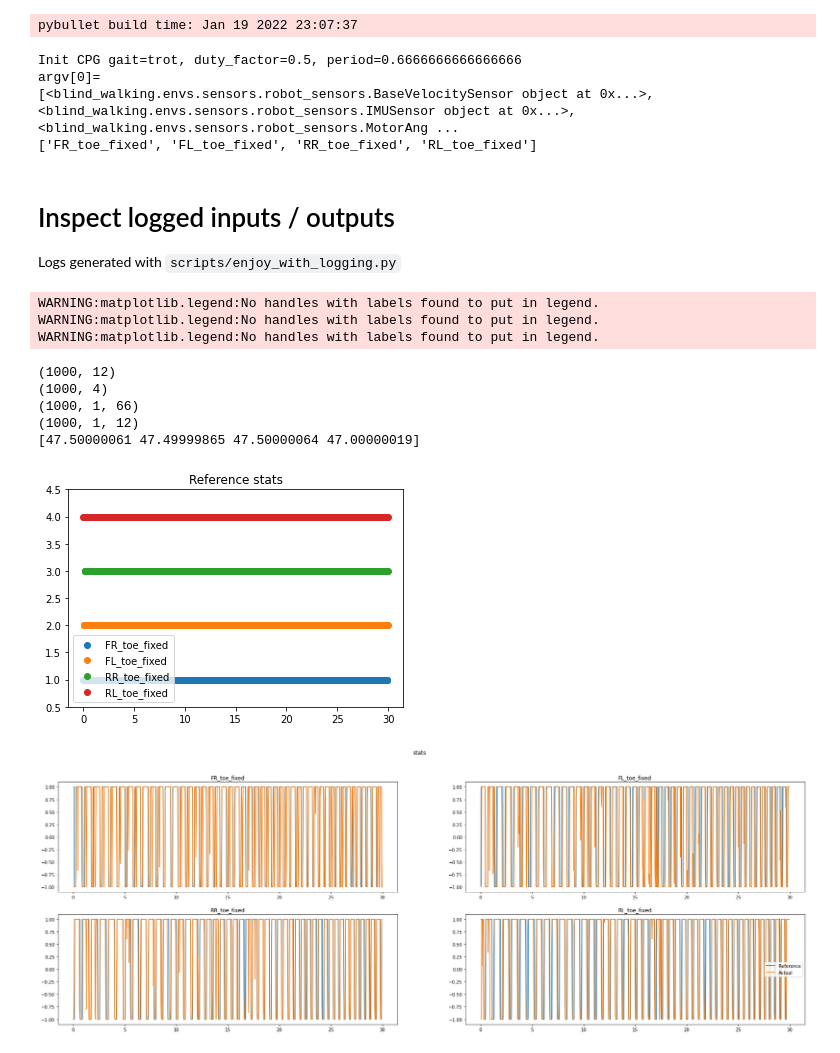
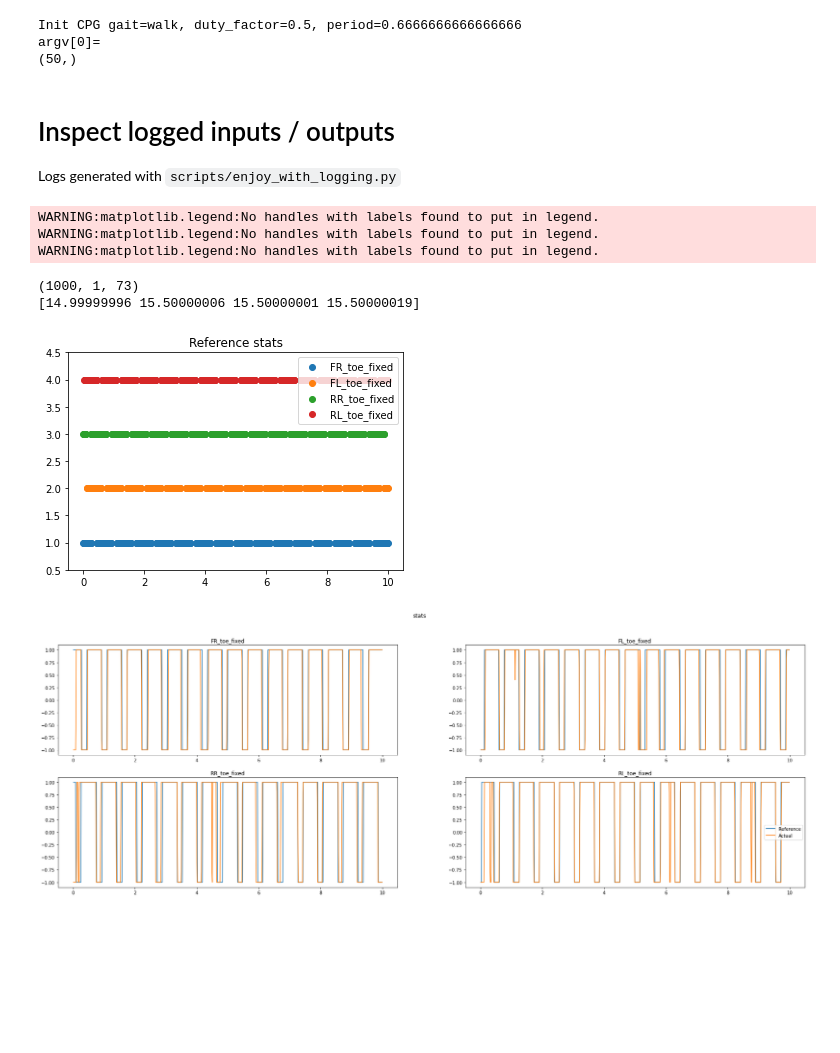
Before and after one commit to mcx-lab/rl-baselines3-zoo, a Jupyter notebook: notebooks/inspect_stats.ipynb, the cells around one changed output. Saved outputs shown, nothing was run; the diff lists cells and outputs as text; code cells hidden in the pictures; blank space fills up the shorter version.

```diff
--- a/notebooks/inspect_stats.ipynb
+++ b/notebooks/inspect_stats.ipynb
@@ -9,17 +9,13 @@ PosixPath('/home/daniel/Documents/github/mcx-lab/rl-baselines3-zoo')
 import gym
 import utils.import_envs
 
-env = gym.make('A1GymEnv-v0', gait_name='trot')
-env.observation_space.shape
-print(env.all_sensors())
+env = gym.make('A1GymEnv-v0', gait_names = ['walk'])
+print(env.observation_space.shape)
 foot_names = env.robot.GetFootNames()
-print(foot_names)
 # %% [output]
-pybullet build time: Jan 19 2022 23:07:37
+Init CPG gait=walk, duty_factor=0.5, period=0.6666666666666666
+argv[0]=
+(50,)
-Init CPG gait=trot, duty_factor=0.5, period=0.6666666666666666
-argv[0]=
-[<blind_walking.envs.sensors.robot_sensors.BaseVelocitySensor object at 0x...>, <blind_walking.envs.sensors.robot_sensors.IMUSensor object at 0x...>, <blind_walking.envs.sensors.robot_sensors.MotorAng ...
-['FR_toe_fixed', 'FL_toe_fixed', 'RR_toe_fixed', 'RL_toe_fixed']
 # %% [markdown]
 # Inspect logged inputs / outputs
 
@@ -30,24 +26,33 @@ import pickle
 
 def load_robot_states(stats_dir):
     motor_position = np.load(stats_dir / 'motor_position.npy')
-    print(motor_position.shape)
     motor_velocity = np.load(stats_dir / 'motor_velocity.npy')
+    motor_torque = np.load(stats_dir / 'motor_torque.npy')
+    base_pos = np.load(stats_dir / 'base_pos.npy')
+    base_vel = np.load(stats_dir / 'base_vel.npy')
     feet_air_time = np.load(stats_dir / 'feet_air_time.npy')
-    print(feet_air_time.shape)
     nn_observations = np.load(stats_dir / 'nn_observations.npy')
-    print(nn_observations.shape)
     nn_actions = np.load(stats_dir / 'nn_actions.npy')
-    print(nn_actions.shape)
     time = np.load(stats_dir / 'time.npy')
 
-    return time, motor_position, motor_velocity, feet_air_time, nn_observations, nn_actions
+    return {
+        "time": time,
+        "motor_position": motor_position,
+        "motor_velocity": motor_velocity,
+        "motor_torque": motor_torque,
+        "base_pos": base_pos,
+        "base_vel": base_vel,
+        "feet_air_time": feet_air_time,
+        "nn_observation": nn_observations,
+        "nn_action": nn_actions
+    }
 
 def load_normalizer(model_dir):
     with open(model_dir / 'A1GymEnv-v0' / 'vecnormalize.pkl', 'rb') as file:
         normalizer = pickle.load(file)
     return normalizer
 # %%
-model_dir = project_dir / 'logs/locomotion_baselines' / 'ppo' / 'A1GymEnv-v0_6'
+model_dir = project_dir / 'logs/minimal-locomotion' / 'ppo' / 'A1GymEnv-v0_2'
 stats_dirs = [
     model_dir / 'stats'
     # model_dir / 'test_var_duty' / f'duty_{duty}' \
@@ -64,42 +69,41 @@ NUM_TIMESTEPS = 999
 def plot_foot_contact_sequence(stats, stats_dir, normalizer):
     import matplotlib.pyplot as plt
 
-    time = stats[0]
-    nn_obs = stats[4]
+    time = stats['time']
+    nn_obs = stats['nn_observation']
+    print(nn_obs.shape)
     raw_obs = normalizer.unnormalize_obs(nn_obs)
-    ref_foot_contacts = raw_obs[:, 0, 46:50]
-    act_foot_contacts = (0.03 - 2 * stats[3]) / 0.03
+    feet_air_time = stats['feet_air_time']
+    ref_foot_contacts = raw_obs[:, 0, -20:-16]
+    act_foot_contacts = (0.01 - 2 * feet_air_time) / 0.01
     # Every cycle will result in an overall +4 to the absolute difference of consec. terms
     num_cycles = np.sum(np.abs(ref_foot_contacts[:-1] - ref_foot_contacts[1:]), axis=0) / 4
     print(num_cycles)
 
     plt.figure()
     plt.title(f"Reference {stats_dir.name}")
     plt.ylim(0.5, 4.5)
     for i in range(4):
         plt.scatter(time[:NUM_TIMESTEPS], ref_foot_contacts[:NUM_TIMESTEPS, i] * (i+1), label = foot_names[i])
     plt.legend()
 
 
     fig, ax = plt.subplots(2,2, figsize=(30,10))
     fig.suptitle(stats_dir.name)
     idxes = [(0,0), (0,1), (1,0), (1,1)]
     for i in range(4):
         ax[idxes[i]].set_title(f"{foot_names[i]}")
         ax[idxes[i]].plot(time[:NUM_TIMESTEPS], ref_foot_contacts[:NUM_TIMESTEPS, i], label = 'Reference')
         ax[idxes[i]].plot(time[:NUM_TIMESTEPS], act_foot_contacts[:NUM_TIMESTEPS, i], label = 'Actual')
         plt.legend()
 
 for stats, stats_dir in zip(statss, stats_dirs):
     plot_foot_contact_sequence(stats, stats_dir, normalizer)
 # %% [output]
 WARNING:matplotlib.legend:No handles with labels found to put in legend.
 WARNING:matplotlib.legend:No handles with labels found to put in legend.
 WARNING:matplotlib.legend:No handles with labels found to put in legend.
-(1000, 12)
-(1000, 4)
-(1000, 1, 66)
-(1000, 1, 12)
-[47.50000061 47.49999865 47.50000064 47.00000019]
+(1000, 1, 73)
+[14.99999996 15.50000006 15.50000001 15.50000019]
-[figure, old version]
+[figure, new version]
-[figure, old version]
+[figure, new version]
```
Also changed, not shown: parts of 3 cells of this notebook, 1 other file.
